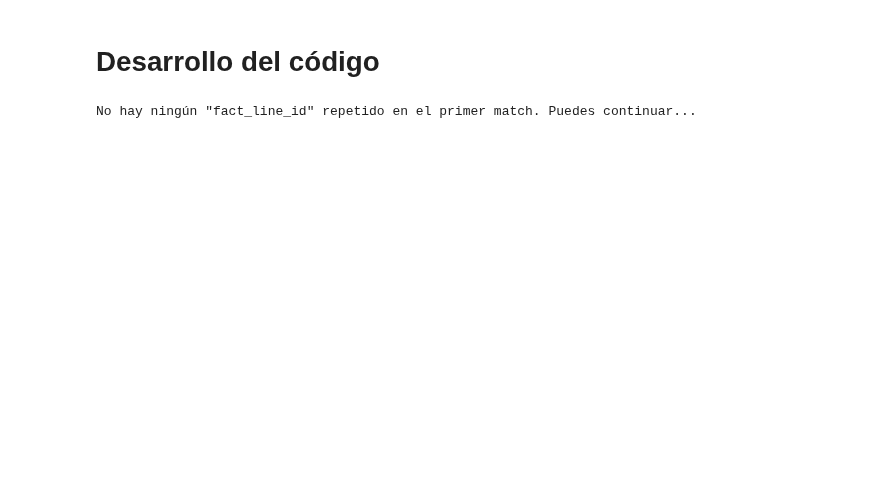
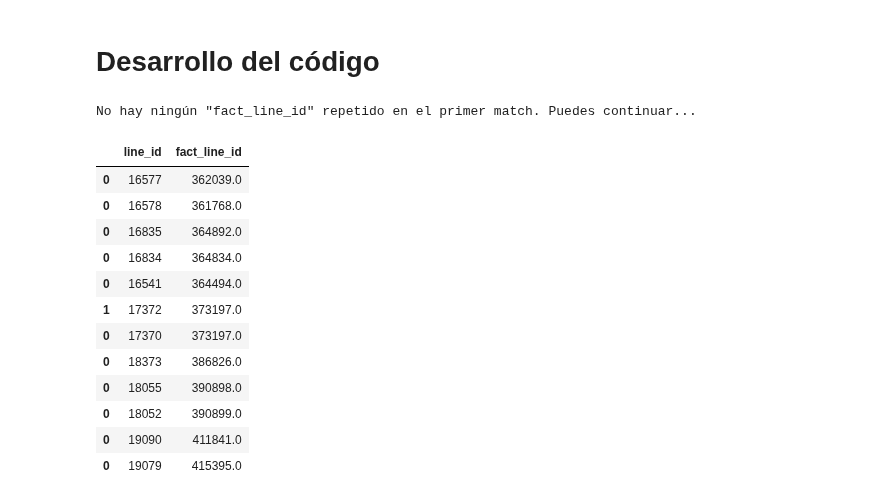
Before and after one commit to ecostichp/odoo_comisiones, a Jupyter notebook: comisiones/algoritmos/algoritmo_costo_de_venta_mes_func.ipynb, the cells around one changed output. Saved outputs shown, nothing was run; the diff lists cells and outputs as text; code cells hidden in the pictures; blank space fills up the shorter version.

```diff
--- a/comisiones/algoritmos/algoritmo_costo_de_venta_mes_func.ipynb
+++ b/comisiones/algoritmos/algoritmo_costo_de_venta_mes_func.ipynb
@@ -502,0 +549,16 @@ compras_especiales_after_match_2 = compras_especiales_after_match_1.loc[
+# %%
+match_3
+# %% [output]
+|  | line_id | fact_line_id |
+| 0 | 16577 | 362039.0 |
+| 0 | 16578 | 361768.0 |
+| 0 | 16835 | 364892.0 |
+| 0 | 16834 | 364834.0 |
+| 0 | 16541 | 364494.0 |
+| 1 | 17372 | 373197.0 |
+| 0 | 17370 | 373197.0 |
+| 0 | 18373 | 386826.0 |
+| 0 | 18055 | 390898.0 |
+| 0 | 18052 | 390899.0 |
+| 0 | 19090 | 411841.0 |
+| 0 | 19079 | 415395.0 |
```
Also changed, not shown: parts of 14 cells of this notebook, 12 other files.
